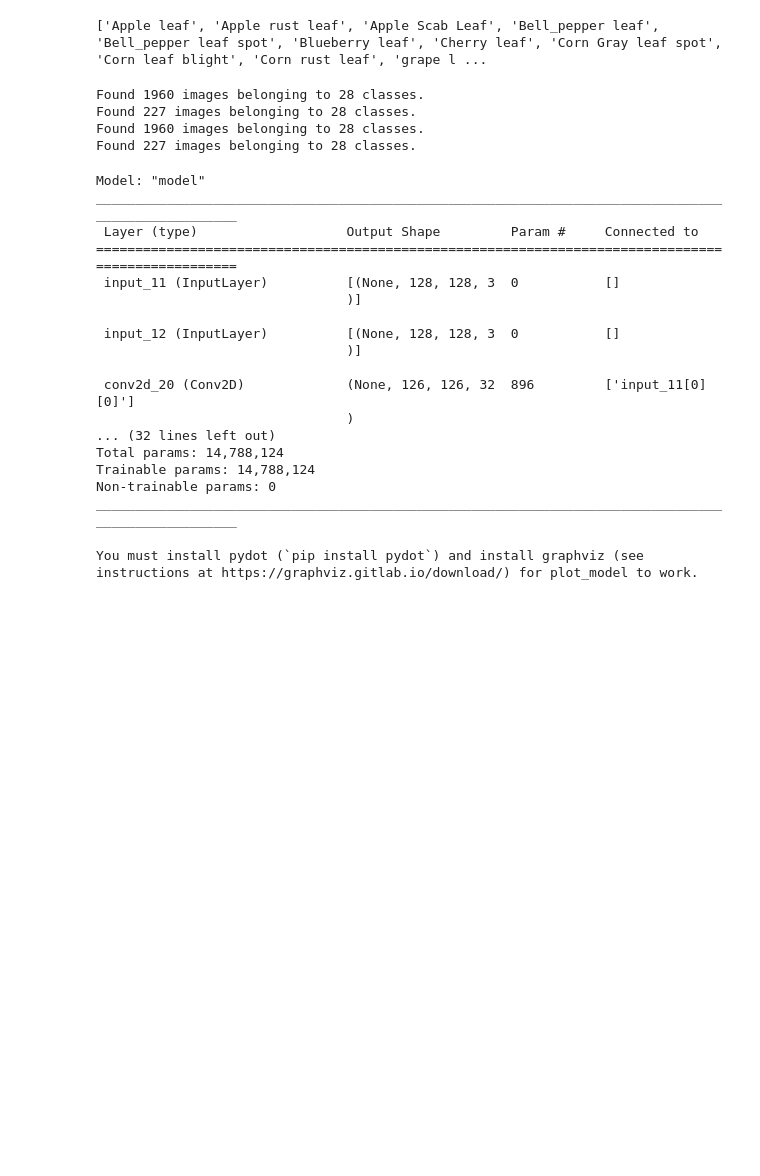
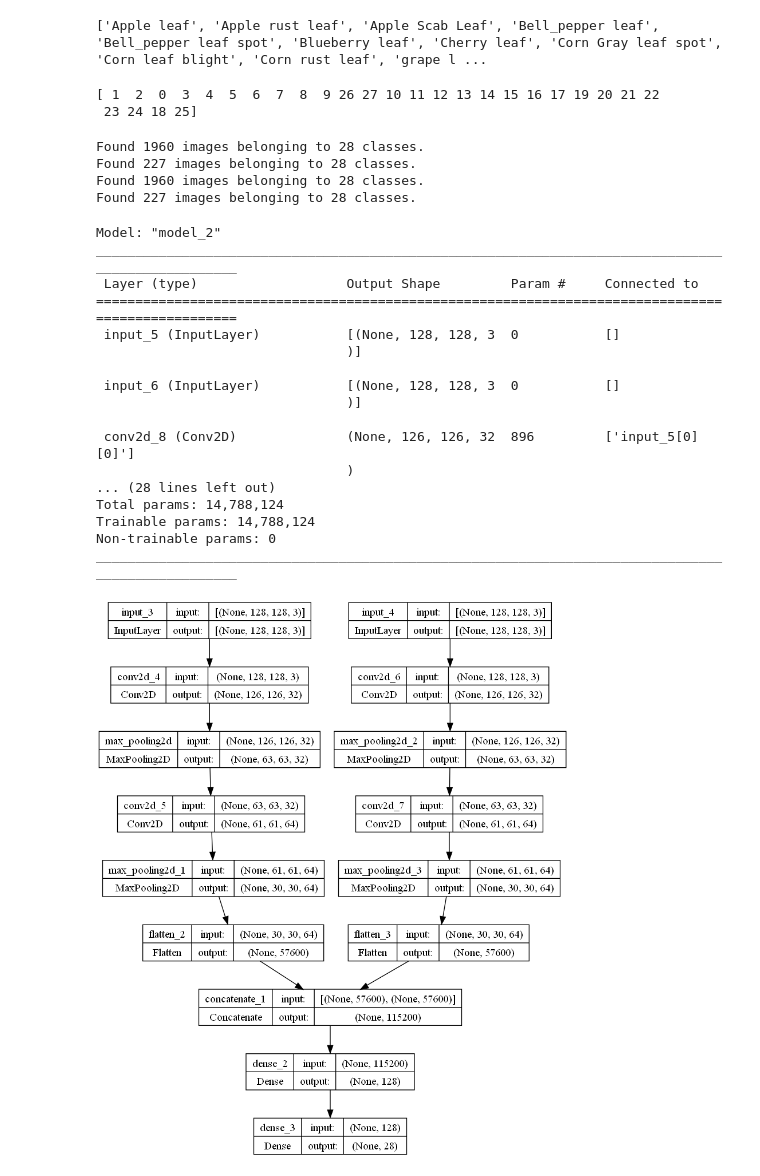
Before and after one commit to bumpansy/Plant-Doc-Disease-Classification, a Jupyter notebook: 2_channel_model.ipynb, the cells around one changed output. Drawn from its saved outputs; the diff is of its cells as text; code cells hidden in the pictures; blank space fills up the shorter version.

```diff
--- a/2_channel_model.ipynb
+++ b/2_channel_model.ipynb
@@ -17,3 +43,12 @@ print(tclasses)
+# %%
+lab = LabelEncoder()
+encoded = lab.fit_transform(classes)
+print(encoded)
+train_lab_rgb = lab.fit_transform(train_lab_rgb)
+test_lab_rgb = lab.fit_transform(test_lab_rgb)
+# %% [output]
+[ 1  2  0  3  4  5  6  7  8  9 26 27 10 11 12 13 14 15 16 17 19 20 21 22
+ 23 24 18 25]
 # %%
 datagen = ImageDataGenerator(rescale=1./255)
 gray_train_datagen = datagen.flow_from_directory('E:\\Plant Doc Disease Classification\\PlantDoc-Dataset-master\\gray_train',
@@ -42,16 +77,16 @@ rgb = tf.keras.layers.Input(shape=(128,128,3))
 lab = tf.keras.layers.Input(shape=(128,128,3))
 
 model1 = tf.keras.layers.Conv2D(32,kernel_size= (3,3), strides= (1,1), activation = 'relu')(rgb)
-model1 = tf.keras.layers.AveragePooling2D((2,2))(model1)
+model1 = tf.keras.layers.MaxPooling2D((2,2))(model1)
 model1 = tf.keras.layers.Conv2D(64,kernel_size= (3,3), strides= (1,1), activation = 'relu')(model1)
-model1 = tf.keras.layers.AveragePooling2D((2,2))(model1)
+model1 = tf.keras.layers.MaxPooling2D((2,2))(model1)
 out1 = tf.keras.layers.Flatten()(model1)
 #model1 = tf.keras.Model(inputs = rgb, outputs = model1)
 
 model2 = tf.keras.layers.Conv2D(32,kernel_size= (3,3), strides= (1,1), activation = 'relu')(lab)
-model2 = tf.keras.layers.AveragePooling2D((2,2))(model2)
+model2 = tf.keras.layers.MaxPooling2D((2,2))(model2)
 model2 = tf.keras.layers.Conv2D(64,kernel_size= (3,3), strides= (1,1), activation = 'relu')(model2)
-model2 = tf.keras.layers.AveragePooling2D((2,2))(model2)
+model2 = tf.keras.layers.MaxPooling2D((2,2))(model2)
 out2 = tf.keras.layers.Flatten()(model2)
 #model2 = tf.keras.Model(inputs = lab, outputs = model2)
 
@@ -64,27 +99,27 @@ model = tf.keras.Model(inputs = [rgb, lab], outputs = final)
 
 model.summary()
 # %% [output]
-Model: "model"
+Model: "model_2"
 __________________________________________________________________________________________________
  Layer (type)                   Output Shape         Param #     Connected to
 ==================================================================================================
- input_11 (InputLayer)          [(None, 128, 128, 3  0           []
+ input_5 (InputLayer)           [(None, 128, 128, 3  0           []
                                 )]
 
- input_12 (InputLayer)          [(None, 128, 128, 3  0           []
+ input_6 (InputLayer)           [(None, 128, 128, 3  0           []
                                 )]
 
- conv2d_20 (Conv2D)             (None, 126, 126, 32  896         ['input_11[0][0]']
+ conv2d_8 (Conv2D)              (None, 126, 126, 32  896         ['input_5[0][0]']
                                 )
-... (32 lines left out)
+... (28 lines left out)
 Total params: 14,788,124
 Trainable params: 14,788,124
 Non-trainable params: 0
 __________________________________________________________________________________________________
 # %%
-tf.keras.utils.plot_model(model)
+tf.keras.utils.plot_model(model, show_shapes=True)
 # %% [output]
-You must install pydot (`pip install pydot`) and install graphviz (see instructions at https://graphviz.gitlab.io/download/) for plot_model to work.
+[figure, added]
 # %%
 model.compile(optimizer='adam',
               loss = 'categorical_crossentropy',
```
Also changed, not shown: parts of 6 cells of this notebook, 4 other files.
